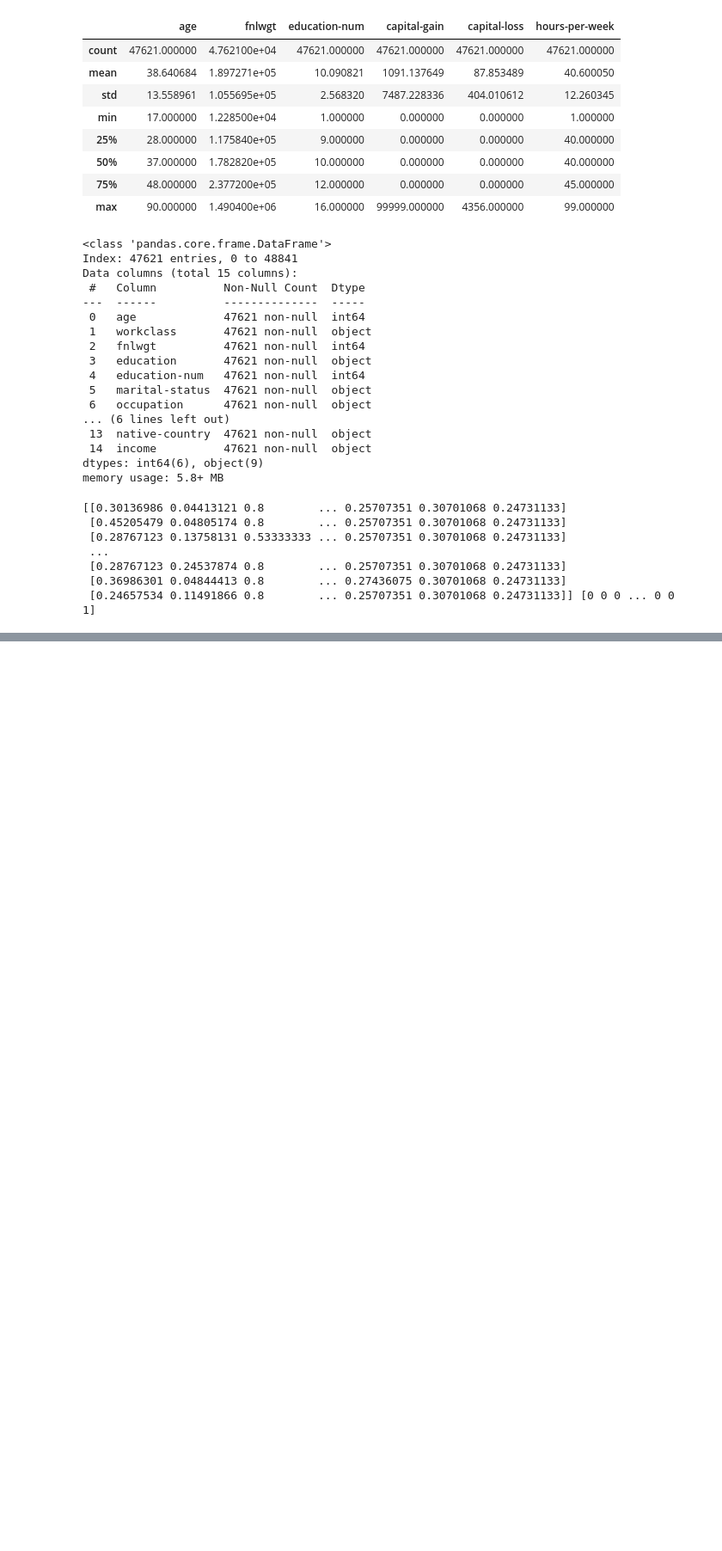
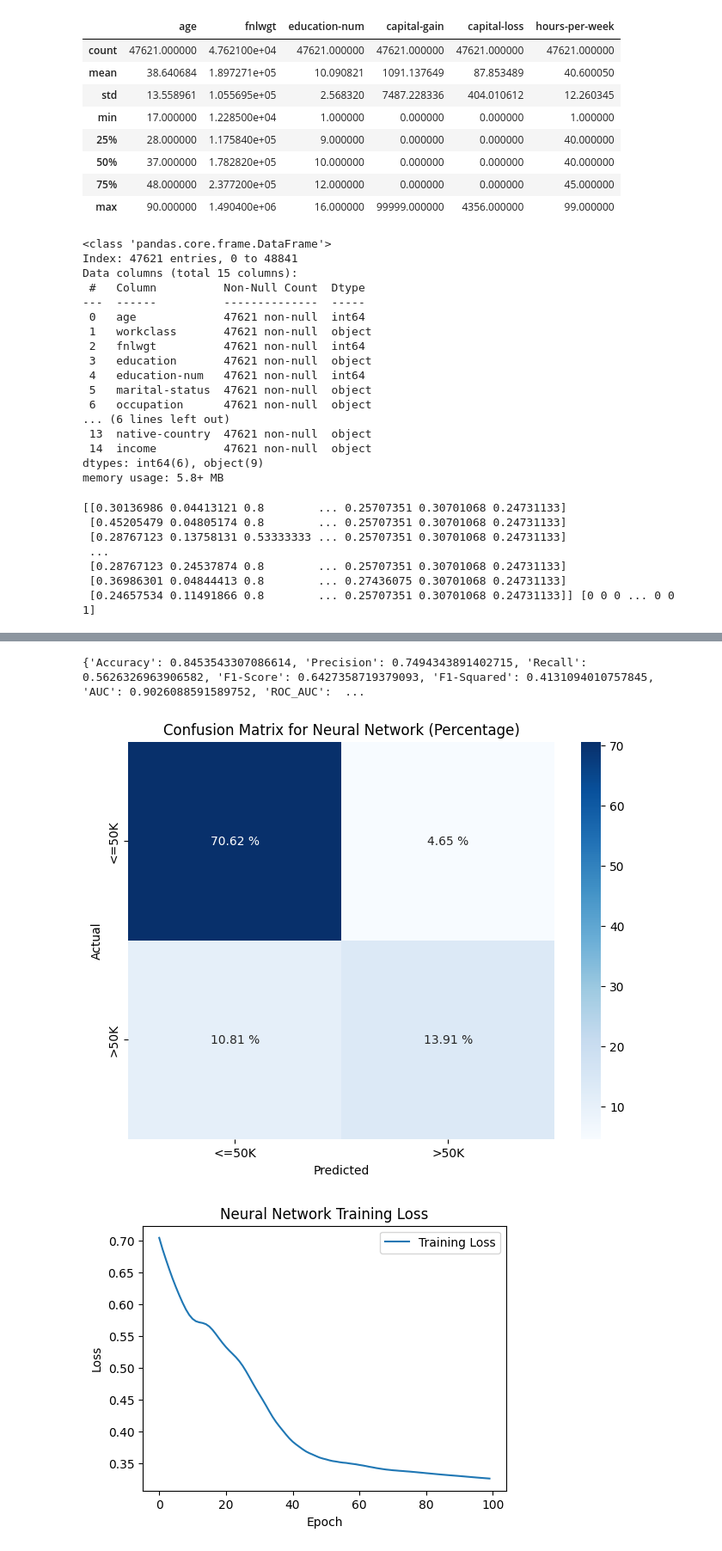
Before and after one commit to Pandu98-pkh/DeepLearning, a Jupyter notebook: 01. Week 1/Notebook Assigment/Classification Income.ipynb, the cells around one changed output, grey strips where cells are left out. Shown at 86% size. Saved outputs shown, nothing was run; the diff lists cells and outputs as text; code cells hidden in the pictures; blank space fills up the shorter version.

```diff
--- a/01. Week 1/Notebook Assigment/Classification Income.ipynb
+++ b/01. Week 1/Notebook Assigment/Classification Income.ipynb
@@ -292,0 +262,17 @@ plot_confusion_matrix(y_test, y_pred_list, 'Neural Network')
+# %%
+criterion = nn.BCELoss()  # Binary Cross Entropy Loss
+optimizer = optim.Adam(model.parameters(), lr=0.005)
+# %%
+# Melatih model
+num_epochs = 100 # Jumlah iterasi pelatihan
+history = pd.DataFrame() # Menyimpan statistik pelatihan
+for epoch in range(num_epochs):
+    optimizer.zero_grad() # Mengatur gradien menjadi 0 sebelum melakukan backpropagation
+    y_pred = model(X_train_tensor) # Memprediksi data latih
+    loss = criterion(y_pred, y_train_tensor) # Menghitung loss
+    loss.backward() # Backpropagation
+    optimizer.step() # Update bobot
+    if epoch % 10 == 0:
+        print(f'Epoch {epoch}, loss={loss.item()}')
+    # Menyimpan statistik pelatihan untuk menampilkan plot
+    history = pd.concat([history, pd.DataFrame({'epoch': [epoch], 'loss': [loss.item()]})], ignore_index=True)
@@ -292,0 +290,29 @@ plot_confusion_matrix(y_test, y_pred_list, 'Neural Network')
+# %%
+# Evaluation
+y_pred_list = []
+y_prob_list = []
+with torch.no_grad():
+    for inputs, labels in test_loader:
+        outputs = model(inputs)
+        y_prob_list.extend(outputs.numpy())
+        predicted = (outputs > 0.5).float() # Convert probabilities to binary predictions
+        y_pred_list.extend(predicted.numpy())
+
+y_pred_list = np.array(y_pred_list).reshape(-1)
+y_prob_list = np.array(y_prob_list).reshape(-1)
+#Evaluate the model
+metrics = evaluate_model(y_test, y_pred_list, y_prob_list)
+print(metrics)
+# %% [output]
+{'Accuracy': 0.8453543307086614, 'Precision': 0.7494343891402715, 'Recall': 0.5626326963906582, 'F1-Score': 0.6427358719379093, 'F1-Squared': 0.4131094010757845, 'AUC': 0.9026088591589752, 'ROC_AUC':  ...
+# %%
+# prompt: Memvisualisasikan Prediksi dari model yang telah dilatih
+#  plot_confusion_matrix(y_true, y_pred, model_name):
+# def plot_training_history(history, model_name)
+
+plot_confusion_matrix(y_test, y_pred_list, 'Neural Network')
+# Assuming 'history' is available from the model training
+plot_training_history(history, 'Neural Network')
+# %% [output]
+[figure, added]
+[figure, added]
```
Also changed, not shown: parts of 4 cells of this notebook.
